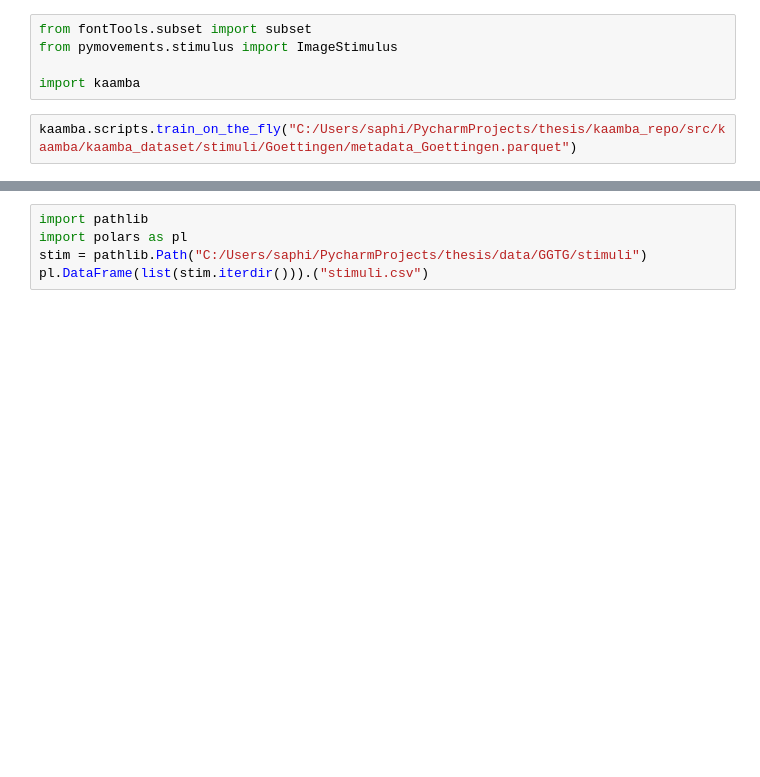
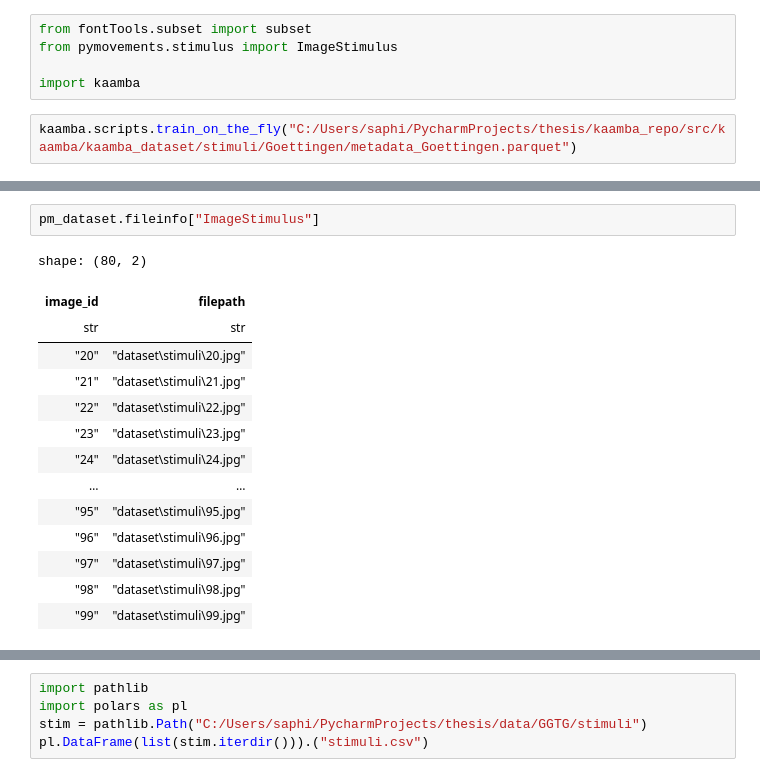
Before and after one commit to saphjra/thesis_final, a Jupyter notebook: code_testing.ipynb, the cells around one changed output, grey strips where cells are left out. Cells and saved outputs as stored; diff of their text form; blank space fills up the shorter version.

```diff
--- a/code_testing.ipynb
+++ b/code_testing.ipynb
@@ -98,6 +79,23 @@ precomputed_reading_measures:
 list (0 items)
 stimuli:
 list (0 items)
+# %%
+pm_dataset.fileinfo["ImageStimulus"]
+# %% [output]
+shape: (80, 2)
+| image_id | filepath |
+| str | str |
+| "20" | "dataset\stimuli\20.jpg" |
+| "21" | "dataset\stimuli\21.jpg" |
+| "22" | "dataset\stimuli\22.jpg" |
+| "23" | "dataset\stimuli\23.jpg" |
+| "24" | "dataset\stimuli\24.jpg" |
+| … | … |
+| "95" | "dataset\stimuli\95.jpg" |
+| "96" | "dataset\stimuli\96.jpg" |
+| "97" | "dataset\stimuli\97.jpg" |
+| "98" | "dataset\stimuli\98.jpg" |
+| "99" | "dataset\stimuli\99.jpg" |
 # %%
 import polars as pl
 filepath =pm_dataset.fileinfo['ImageStimulus'].filter(pl.col("stimulus") == "blackout-zero.text.0")
```
Also changed, not shown: parts of 10 cells of this notebook, 1 other file.
